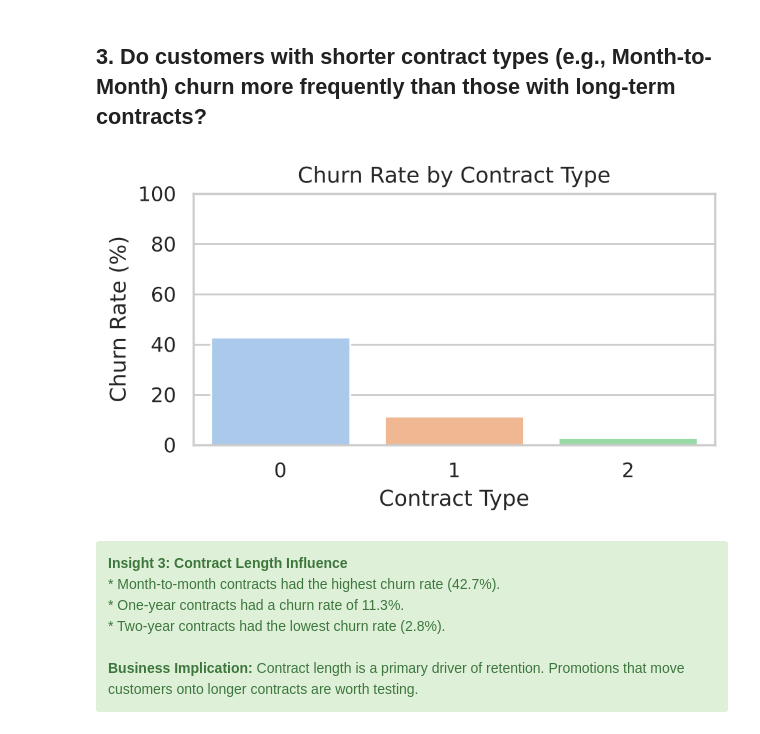
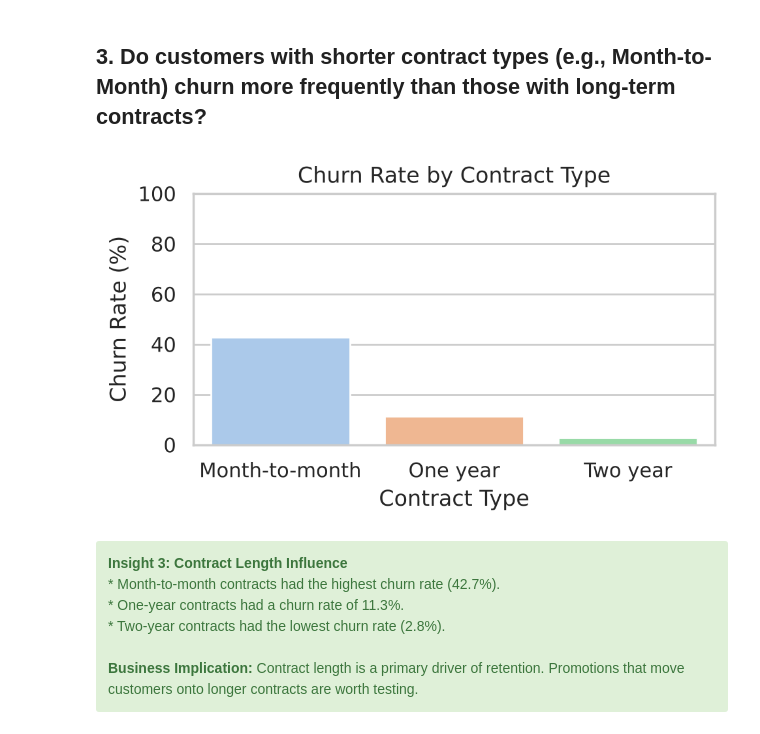
Before and after one commit to ShlokeBinani/Customer-Attrition-Modeling, a Jupyter notebook: CUSTOMER ATTRITION _final.ipynb, the cells around one changed output. Saved outputs shown, nothing was run; the diff lists cells and outputs as text; code cells hidden in the pictures.

Commit message:
Fix rendering: remove dollar signs, readable chart labels

```diff
--- a/CUSTOMER ATTRITION _final.ipynb
+++ b/CUSTOMER ATTRITION _final.ipynb
@@ -246,19 +252,20 @@ plt.show()
 # %%
 # Calculate churn rate for each contract type
 churn_by_contract = df.groupby('Contract')['Churn'].mean().reset_index()
+churn_by_contract['Contract'] = label_encoders['Contract'].inverse_transform(churn_by_contract['Contract'])  # back to names
 churn_by_contract['Churn Rate (%)'] = churn_by_contract['Churn'] * 100
 
 # Plot
 plt.figure(figsize=(5, 3))
 sns.barplot(x='Contract', y='Churn Rate (%)', hue='Contract', data=churn_by_contract, palette='pastel', legend=False)
 plt.title('Churn Rate by Contract Type')
 plt.ylabel('Churn Rate (%)')
 plt.xlabel('Contract Type')
 plt.ylim(0, 100)
 plt.tight_layout()
 plt.show()
 # %% [output]
-[figure, old version]
+[figure, new version]
 # %% [markdown]
 <div class ="alert alert-block alert-success">
     <b>Insight 3: Contract Length Influence</b>
```
Also changed, not shown: parts of 6 cells of this notebook.
